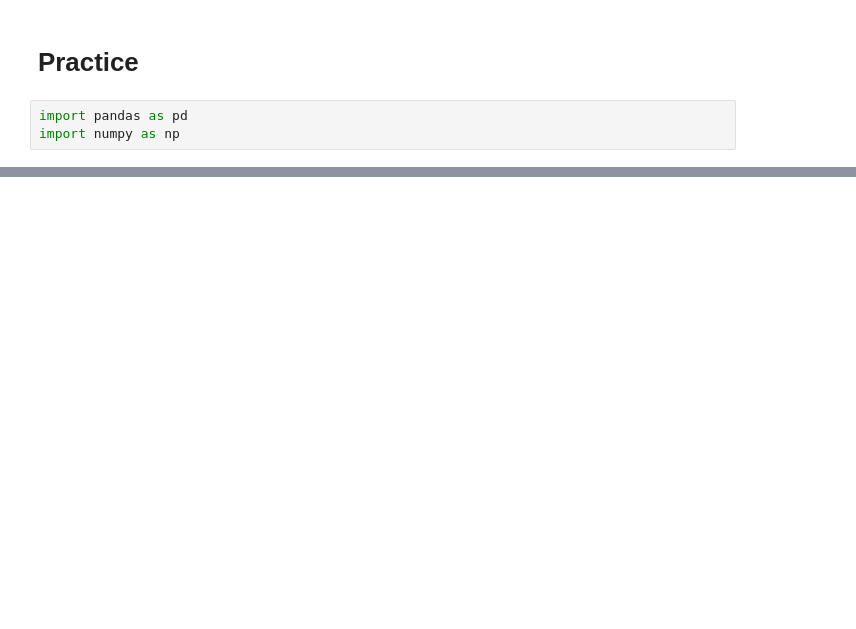
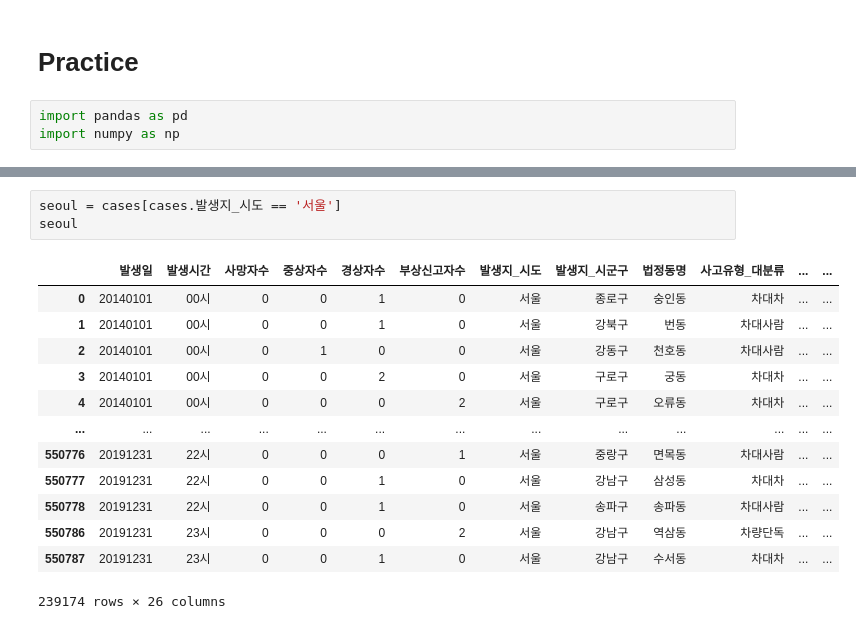
Before and after one commit to jwchoi179/SSU_BDPL_Data_Analysis, a Jupyter notebook: Data_Analysis.ipynb, the cells around one changed output, grey strips where cells are left out. Cells and saved outputs as stored; diff of their text form; blank space fills up the shorter version.

```diff
--- a/Data_Analysis.ipynb
+++ b/Data_Analysis.ipynb
@@ -22,0 +23,17 @@ cases
+# %%
+seoul = cases[cases.발생지_시도 == '서울']
+seoul
+# %% [output]
+|  | 발생일 | 발생시간 | 사망자수 | 중상자수 | 경상자수 | 부상신고자수 | 발생지_시도 | 발생지_시군구 | 법정동명 | 사고유형_대분류 | ... | ... |
+| 0 | 20140101 | 00시 | 0 | 0 | 1 | 0 | 서울 | 종로구 | 숭인동 | 차대차 | ... | ... |
+| 1 | 20140101 | 00시 | 0 | 0 | 1 | 0 | 서울 | 강북구 | 번동 | 차대사람 | ... | ... |
+| 2 | 20140101 | 00시 | 0 | 1 | 0 | 0 | 서울 | 강동구 | 천호동 | 차대사람 | ... | ... |
+| 3 | 20140101 | 00시 | 0 | 0 | 2 | 0 | 서울 | 구로구 | 궁동 | 차대차 | ... | ... |
+| 4 | 20140101 | 00시 | 0 | 0 | 0 | 2 | 서울 | 구로구 | 오류동 | 차대차 | ... | ... |
+| ... | ... | ... | ... | ... | ... | ... | ... | ... | ... | ... | ... | ... |
+| 550776 | 20191231 | 22시 | 0 | 0 | 0 | 1 | 서울 | 중랑구 | 면목동 | 차대사람 | ... | ... |
+| 550777 | 20191231 | 22시 | 0 | 0 | 1 | 0 | 서울 | 강남구 | 삼성동 | 차대차 | ... | ... |
+| 550778 | 20191231 | 22시 | 0 | 0 | 1 | 0 | 서울 | 송파구 | 송파동 | 차대사람 | ... | ... |
+| 550786 | 20191231 | 23시 | 0 | 0 | 0 | 2 | 서울 | 강남구 | 역삼동 | 차량단독 | ... | ... |
+| 550787 | 20191231 | 23시 | 0 | 0 | 1 | 0 | 서울 | 강남구 | 수서동 | 차대차 | ... | ... |
+239174 rows × 26 columns
```
Also changed, not shown: parts of 13 cells of this notebook, 5 other files.
